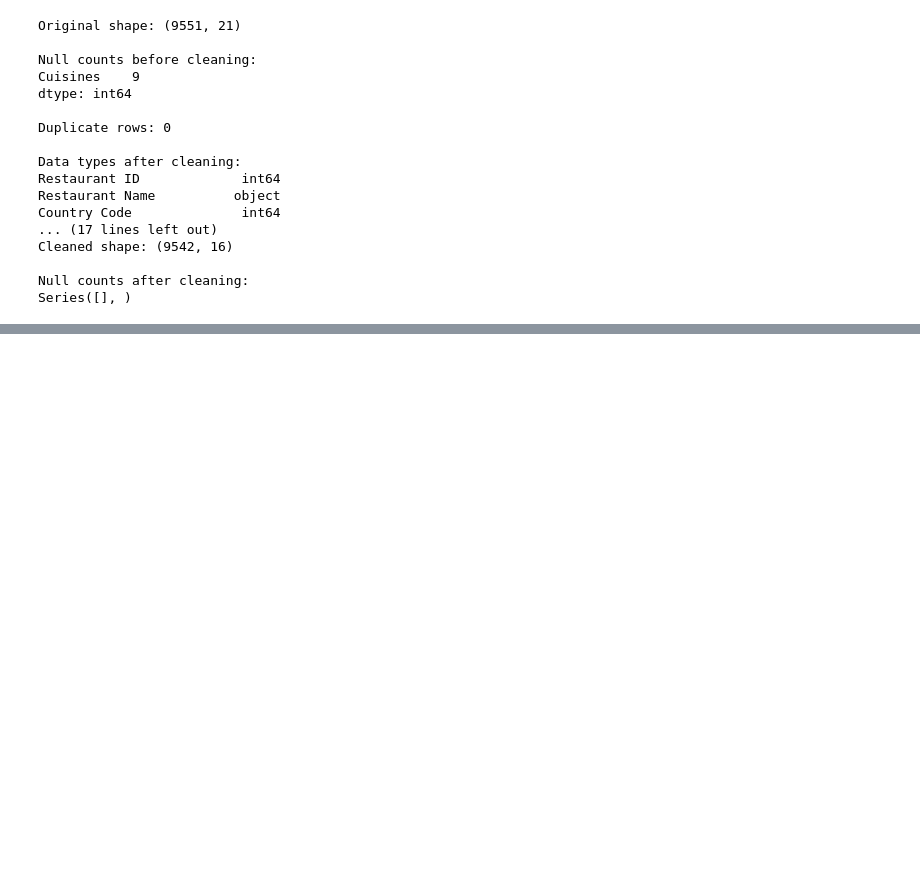
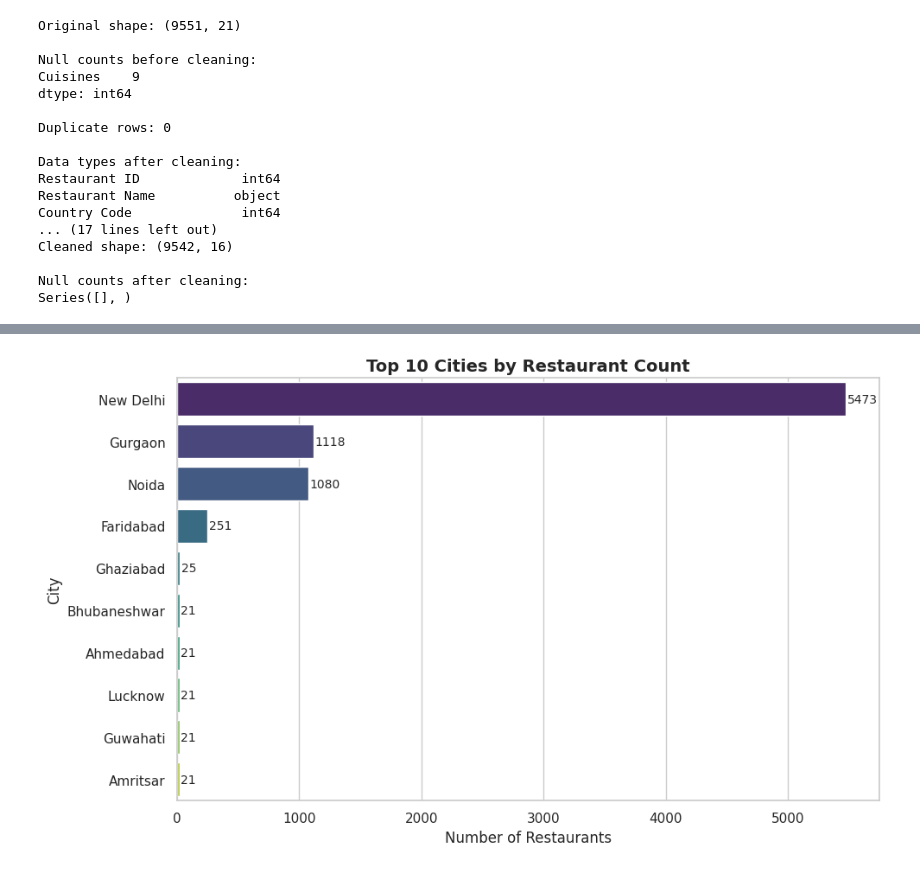
Before and after one commit to SKKammar/EDA-and-Insights, a Jupyter notebook: Project1EDAPlutoAcademy.ipynb, the cells around one changed output, grey strips where cells are left out. Drawn from its saved outputs; the diff is of its cells as text; code cells hidden in the pictures; blank space fills up the shorter version.

```diff
--- a/Project1EDAPlutoAcademy.ipynb
+++ b/Project1EDAPlutoAcademy.ipynb
@@ -187,0 +180,19 @@ plt.show()
+# %%
+# ── 1. BAR CHART: Top 10 Cities ───────────────────────────────────────────────
+plt.figure(figsize=(10, 6))
+top_cities = df['City'].value_counts().head(10)
+
+ax = sns.barplot(x=top_cities.values, y=top_cities.index, palette="viridis")
+plt.title('Top 10 Cities by Restaurant Count', fontsize=14, fontweight='bold')
+plt.xlabel('Number of Restaurants')
+plt.ylabel('City')
+
+# Add number labels to the end of each bar
+for bar, val in zip(ax.patches, top_cities.values):
+    ax.text(bar.get_width() + 10, bar.get_y() + bar.get_height()/2,
+            str(val), va='center', fontsize=10)
+
+plt.tight_layout()
+plt.show()
+# %% [output]
+[figure, added]
```
Also changed, not shown: parts of 23 cells of this notebook.
